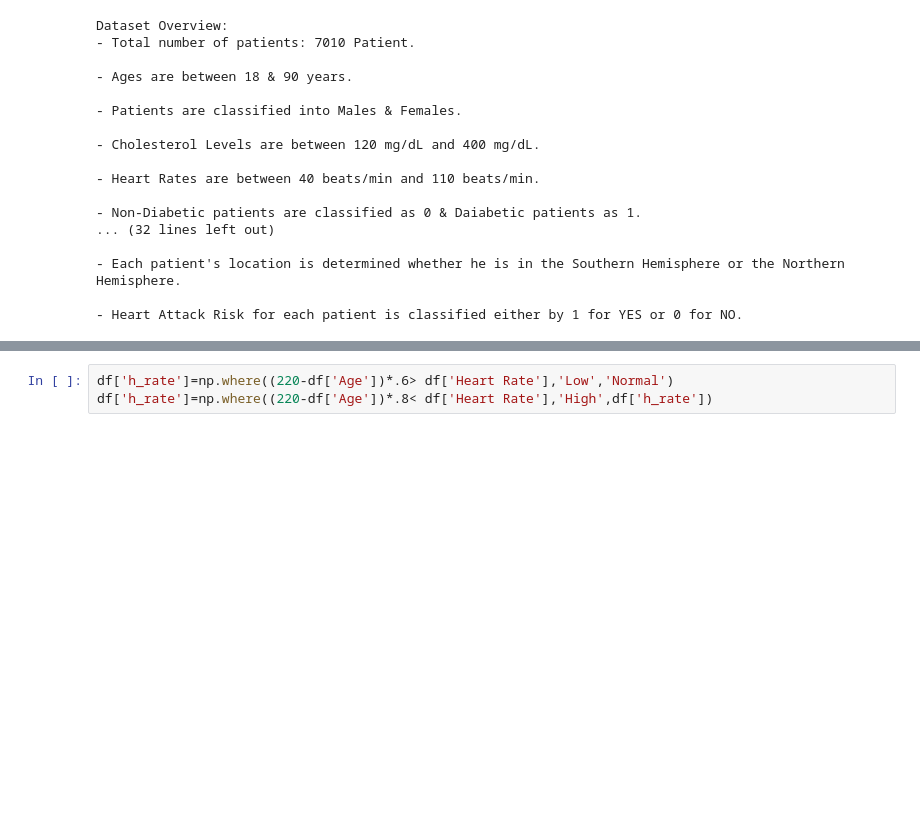
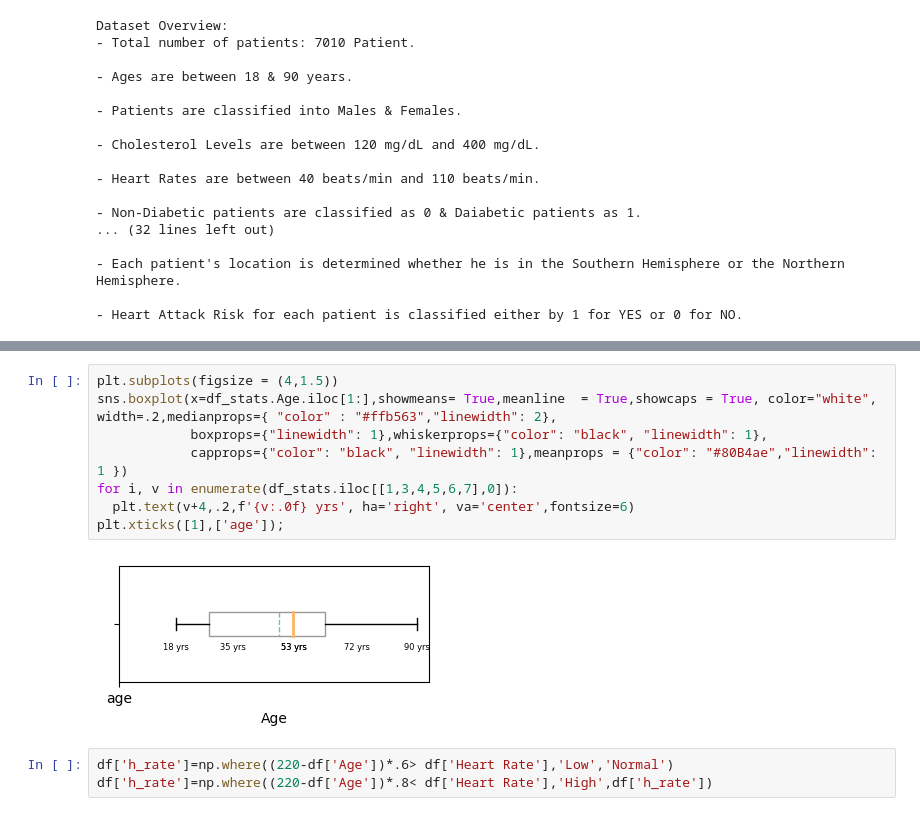
Before and after one commit to hend-a-ghafour/Heart_Attack_Risk_Analysis, a Jupyter notebook: Heart_Attack_Risk_Analysis.ipynb, the cells around one changed output, grey strips where cells are left out. Cells and saved outputs as stored; diff of their text form; blank space fills up the shorter version.

```diff
--- a/Heart_Attack_Risk_Analysis.ipynb
+++ b/Heart_Attack_Risk_Analysis.ipynb
@@ -209,3 +234,13 @@ df.hist(figsize=(20,20));
+# %%
+plt.subplots(figsize = (4,1.5))
+sns.boxplot(x=df_stats.Age.iloc[1:],showmeans= True,meanline  = True,showcaps = True, color="white", width=.2,medianprops={ "color" : "#ffb563","linewidth": 2},
+            boxprops={"linewidth": 1},whiskerprops={"color": "black", "linewidth": 1},
+            capprops={"color": "black", "linewidth": 1},meanprops = {"color": "#80B4ae","linewidth": 1 })
+for i, v in enumerate(df_stats.iloc[[1,3,4,5,6,7],0]):
+  plt.text(v+4,.2,f'{v:.0f} yrs', ha='right', va='center',fontsize=6)
+plt.xticks([1],['age']);
+# %% [output]
+[figure, added]
 # %%
 df['h_rate']=np.where((220-df['Age'])*.6> df['Heart Rate'],'Low','Normal')
 df['h_rate']=np.where((220-df['Age'])*.8< df['Heart Rate'],'High',df['h_rate'])
```
Also changed, not shown: parts of 5 cells of this notebook.
